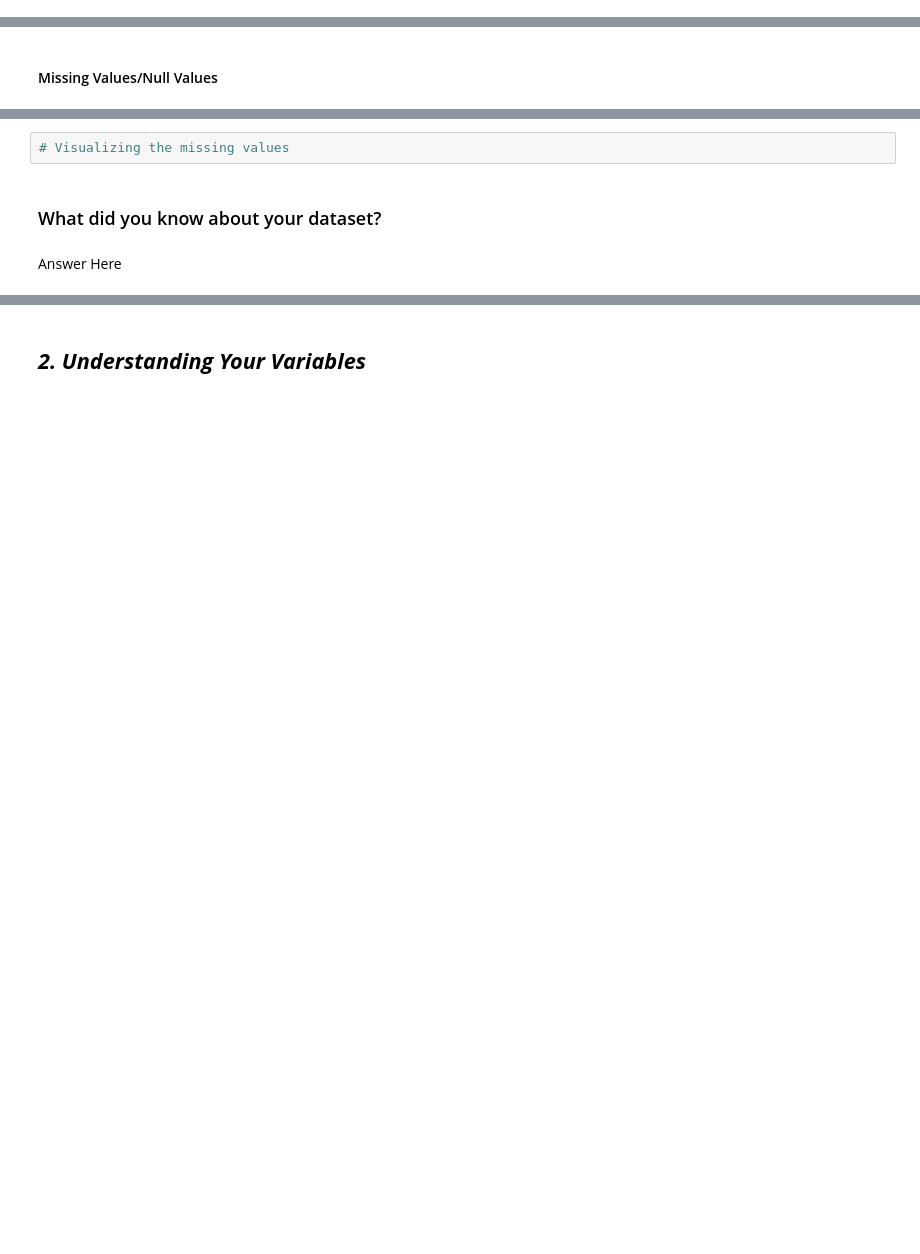
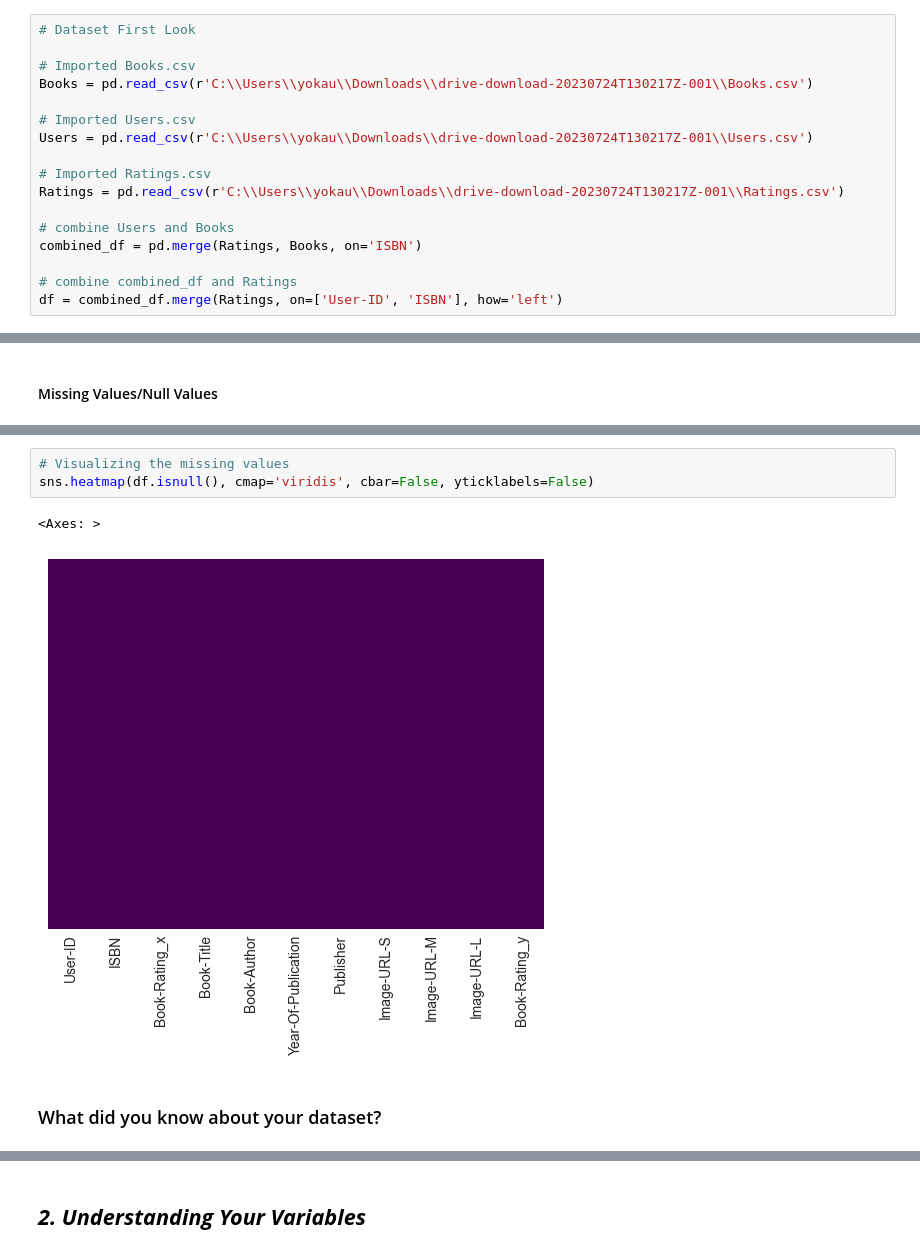
Before and after one commit to kaushikk1999/Book-Recommendation-System, a Jupyter notebook: Book Recommendation System.ipynb, the cells around one changed output, grey strips where cells are left out. Cells and saved outputs as stored; diff of their text form; blank space fills up the shorter version.

```diff
--- a/Book Recommendation System.ipynb
+++ b/Book Recommendation System.ipynb
@@ -110,0 +104,17 @@ mitosheet.sheet(analysis_to_replay="id-esvqggljnr")
+# %%
+# Dataset First Look
+
+# Imported Books.csv
+Books = pd.read_csv(r'C:\\Users\\yokau\\Downloads\\drive-download-20230724T130217Z-001\\Books.csv')
+
+# Imported Users.csv
+Users = pd.read_csv(r'C:\\Users\\yokau\\Downloads\\drive-download-20230724T130217Z-001\\Users.csv')
+
+# Imported Ratings.csv
+Ratings = pd.read_csv(r'C:\\Users\\yokau\\Downloads\\drive-download-20230724T130217Z-001\\Ratings.csv')
+
+# combine Users and Books
+combined_df = pd.merge(Ratings, Books, on='ISBN')
+
+# combine combined_df and Ratings
+df = combined_df.merge(Ratings, on=['User-ID', 'ISBN'], how='left')
@@ -127,6 +193,8 @@ mitosheet.sheet(analysis_to_replay="id-esvqggljnr")
 # %%
 # Visualizing the missing values
+sns.heatmap(df.isnull(), cmap='viridis', cbar=False, yticklabels=False)
+# %% [output]
+<Axes: >
+[figure, added]
 # %% [markdown]
 ### What did you know about your dataset?
-# %% [markdown]
-Answer Here
```
Also changed, not shown: parts of 27 cells of this notebook.
